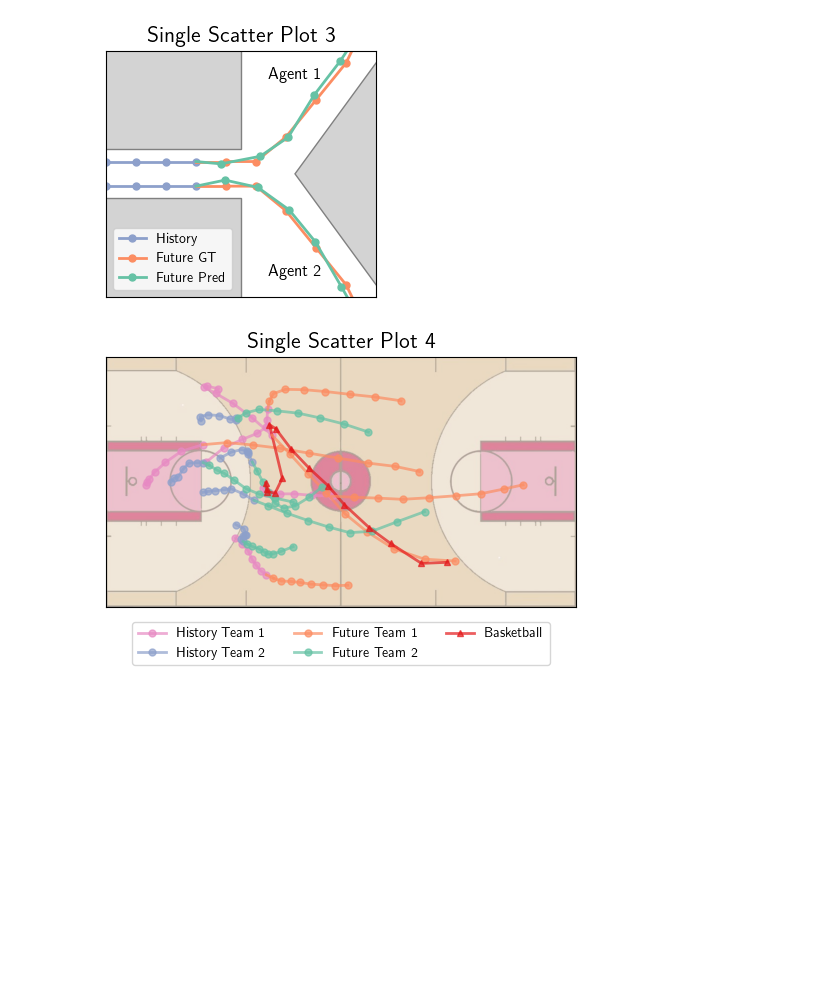
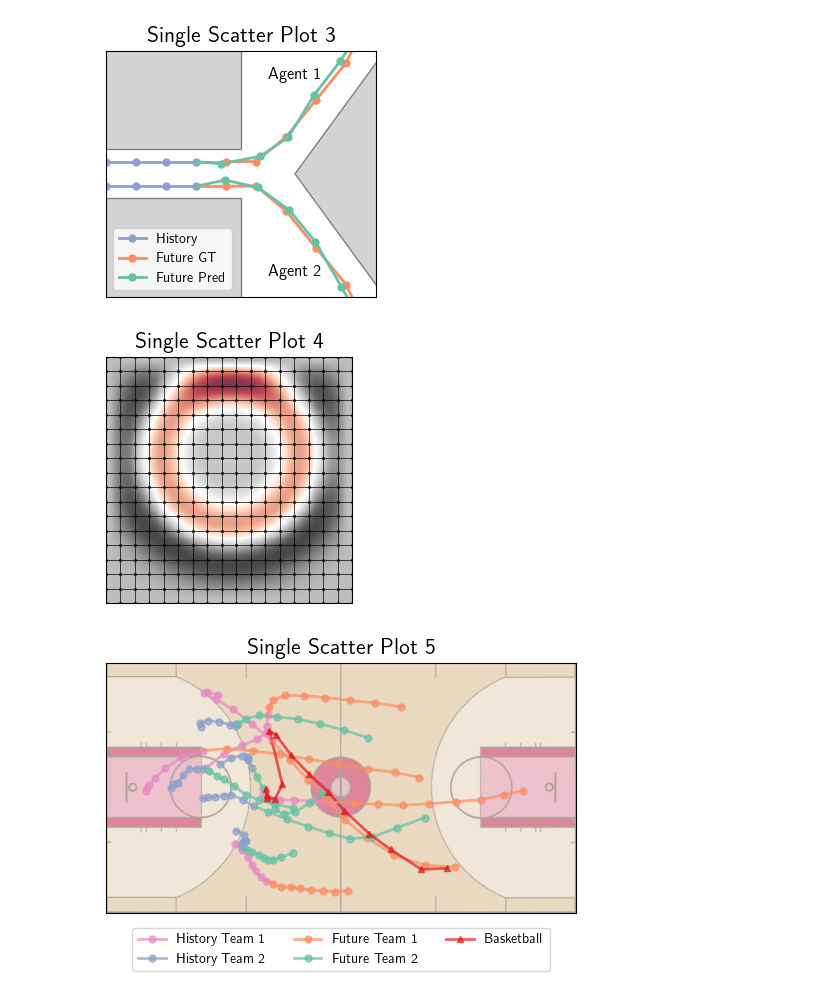
Before and after one commit to cbhua/matplotlib-prefab, a Jupyter notebook: notebook/single-scatter.ipynb, the cells around one changed output. Drawn from its saved outputs; the diff is of its cells as text; code cells hidden in the pictures; blank space fills up the shorter version.

Commit message:
[Update] updated multi figures

```diff
--- a/notebook/single-scatter.ipynb
+++ b/notebook/single-scatter.ipynb
@@ -257,6 +257,44 @@ plt.tight_layout()
 plt.savefig('../fig/single-scatter-3.jpg', dpi=300)
 # %% [output]
 [figure]
+# %%
+# Load data
+value = np.load('../data/single-scatter-4-value.npy')
+x = np.linspace(0, 256, 18, endpoint=True)
+y = np.linspace(0, 256, 18, endpoint=True)
+# %%
+import matplotlib.patches as patches
+
+fig, ax = plt.subplots(1, figsize=(3, 3))
+
+# Plot background value
+ax.matshow(value, cmap=cm.RdGy, alpha=0.8)
+
+# Collocation Point
+for i in x:
+    for j in y:
+        ax.scatter(i, j, color='black', marker='.', s=5)
+
+# Mesh
+for i in range(17):
+    for j in range(17):
+        ax.plot([x[i], x[i+1]], [y[j], y[j]], color='black', linewidth=0.5)
+        ax.plot([x[i], x[i]], [x[j], y[j+1]], color='black', linewidth=0.5)
+
+# Axis range
+ax.set_xlim(0, 256)
+ax.set_ylim(0, 256)
+ax.invert_yaxis()
+
+# Label and title
+ax.get_xaxis().set_visible(False)
+ax.get_yaxis().set_visible(False)
+ax.set_title('Single Scatter Plot 4', fontdict=title_font)
+
+plt.tight_layout()
+plt.savefig('../fig/single-scatter-4.jpg', dpi=300)
+# %% [output]
+[figure, added]
 # %%
 # Load data
 # Note: shape = [num_step, num_agent, position]
```
Also changed, not shown: parts of 2 cells of this notebook, 15 other files.
